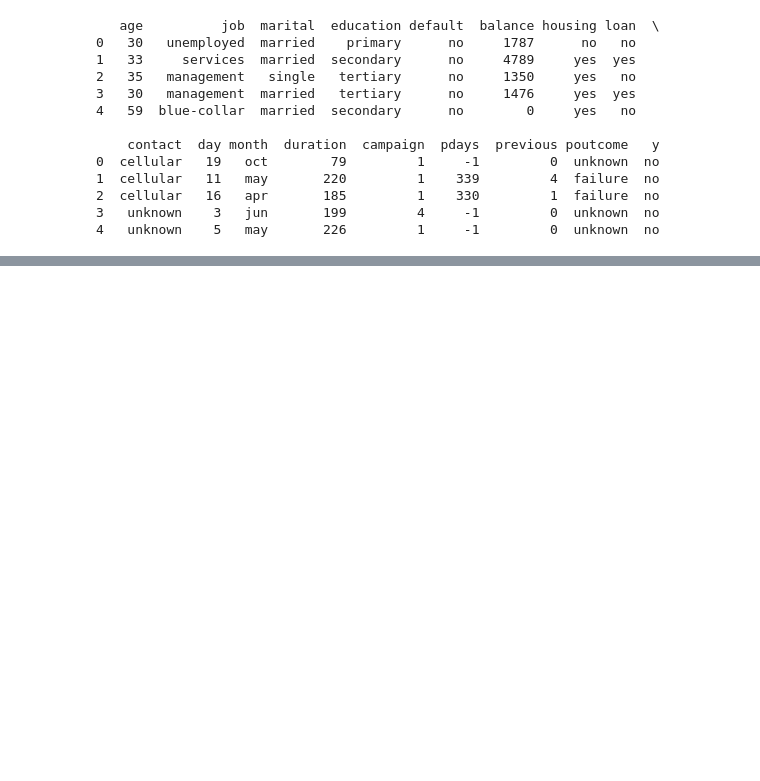
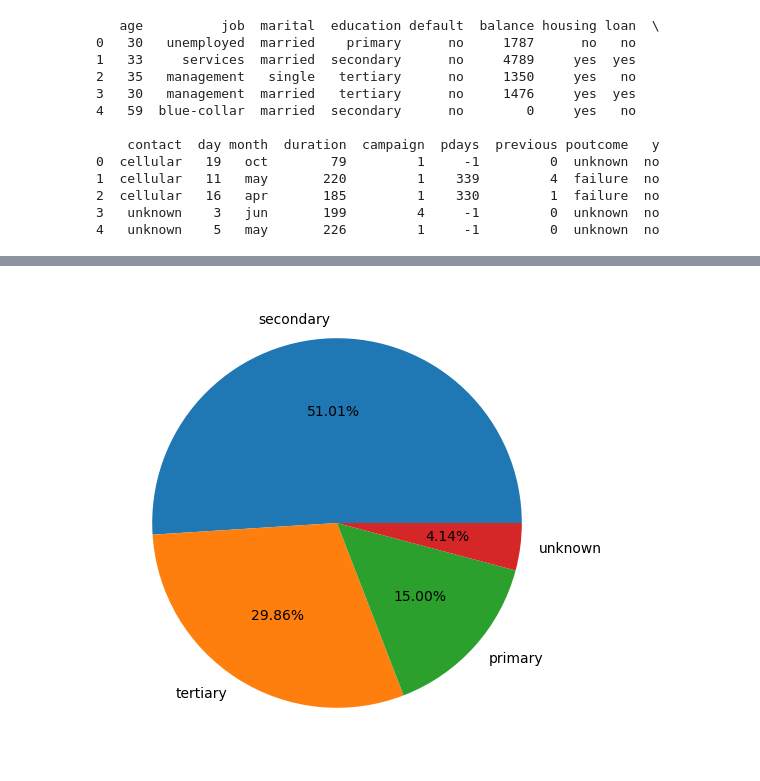
Before and after one commit to j33tu/mtech, a Jupyter notebook: bank assignment/Mini_Project_PSDS.ipynb, the cells around one changed output, grey strips where cells are left out. Drawn from its saved outputs; the diff is of its cells as text; code cells hidden in the pictures; blank space fills up the shorter version.

```diff
--- a/bank assignment/Mini_Project_PSDS.ipynb
+++ b/bank assignment/Mini_Project_PSDS.ipynb
@@ -116,0 +84,11 @@ max     871.000000    25.000000
+# %%
+#Use a pie plot to find the distribution(frequency) of the education.
+#Make sure to add labels and show the percentage of each education distribution.
+
+
+x1=dfbank.education.value_counts()
+plt.figure(figsize=(8,6))
+plt.pie(x=x1,labels=x1.index,autopct='%1.2f%%')
+plt.show()
+# %% [output]
+[figure, added]
```
Also changed, not shown: parts of 26 cells of this notebook, 2 other files.
